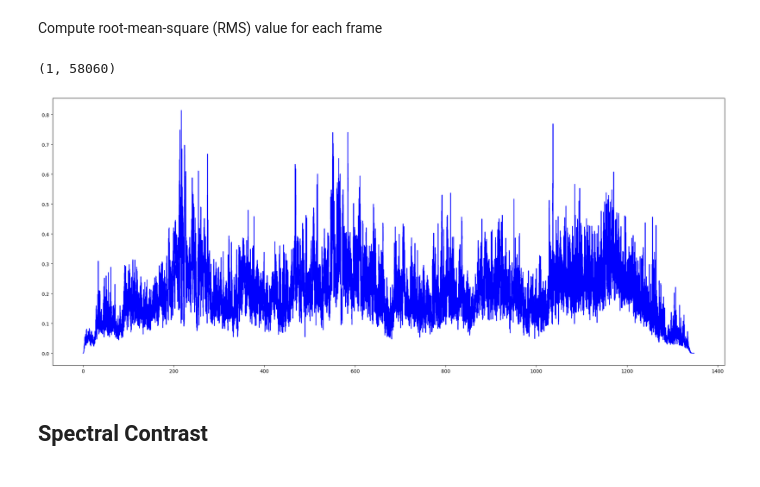
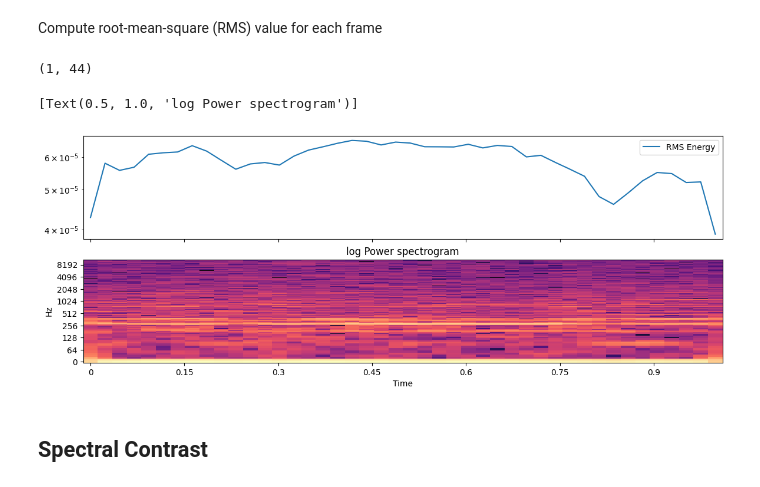
Before and after one commit to larsrass/Music_MEG_Complexity_Matching, a Jupyter notebook: Spectral Feature Extraction.ipynb, the cells around one changed output. Cells and saved outputs as stored; diff of their text form; code cells hidden in the pictures.

```diff
--- a/Spectral Feature Extraction.ipynb
+++ b/Spectral Feature Extraction.ipynb
@@ -11,7 +16,7 @@ BASE_DIR='/Users/larsrass/Desktop/Research/Music Files/'
 ambient_file = "Mono1.mp3"
 ipd.Audio(os.path.join(BASE_DIR,ambient_file))
 # load audio files with librosa
-ambient, sr = librosa.load(os.path.join(BASE_DIR,ambient_file))
+x_ambient, sr = librosa.load(os.path.join(BASE_DIR,ambient_file))
 
 ##Set Variables
 FRAME_SIZE = 1024
@@ -19,3 +26,7 @@ HOP_LENGTH = 512
+# %%
+##Set Seconds to View
+sec_start, sec_stop = 1345 , 1346
+x_ambient = x_ambient[int(sec_start*sr):int(sec_stop*sr)]
 # %% [markdown]
 ## Spectral centroid
 # %% [markdown]
@@ -35,0 +58,10 @@ plt.show()
+# %%
+import matplotlib.pyplot as plt
+times = librosa.times_like(spectral_centroids_ambient)
+fig, ax = plt.subplots()
+S, phase = librosa.magphase(librosa.stft(y=x_ambient))
+librosa.display.specshow(librosa.amplitude_to_db(S, ref=np.max),
+                         y_axis='log', x_axis='time', ax=ax)
+ax.plot(times, spectral_centroids_ambient.T, label='Spectral centroid', color='w')
+ax.legend(loc='upper right')
+ax.set(title='log Power spectrogram')
@@ -57,39 +97,25 @@ plt.show()
 # %% [markdown]
 Compute root-mean-square (RMS) value for each frame
 # %%
-rms_ambient = librosa.feature.rms(y=ambient, frame_length=FRAME_SIZE ,hop_length=HOP_LENGTH)
+rms_ambient = librosa.feature.rms(y=x_ambient, frame_length=FRAME_SIZE ,hop_length=HOP_LENGTH)
 #S, phase = librosa.magphase(librosa.stft(ambient))
 #rms_ambient = librosa.feature.rms(S=S)
 rms_ambient.shape
 # %% [output]
-(1, 58060)
+(1, 44)
 # %%
-
-
-#Librosa Visualization
-"""
+import matplotlib.pyplot as plt
 fig, ax = plt.subplots(nrows=2, sharex=True)
 times = librosa.times_like(rms_ambient)
-#Create First Log-Scaling Graph
 ax[0].semilogy(times, rms_ambient[0], label='RMS Energy')
-#Show legent
+ax[0].set(xticks=[])
 ax[0].legend()
-#Only Show Label at the bottom Time Axis
 ax[0].label_outer()
-
-librosa.display.specshow(librosa.amplitude_to_db(S, ref=np.max),
-                         y_axis='log', x_axis='time', ax=ax[1])
+librosa.display.specshow(librosa.amplitude_to_db(S, ref=np.max), y_axis='log', x_axis='time', ax=ax[1])
 ax[1].set(title='log Power spectrogram')
-plt.show()
-"""
-
-#Simple Visualization
-times = librosa.times_like(rms_ambient)
-plt.figure(figsize=(25,10))
-plt.plot(t, rms_ambient[0], color='b')
-plt.show()
 # %% [output]
+[Text(0.5, 1.0, 'log Power spectrogram')]
-[figure, old version]
+[figure, new version]
 # %% [markdown]
 ## Spectral Contrast
 # %% [markdown]
```
Also changed, not shown: parts of 19 cells of this notebook, 3 other files.
